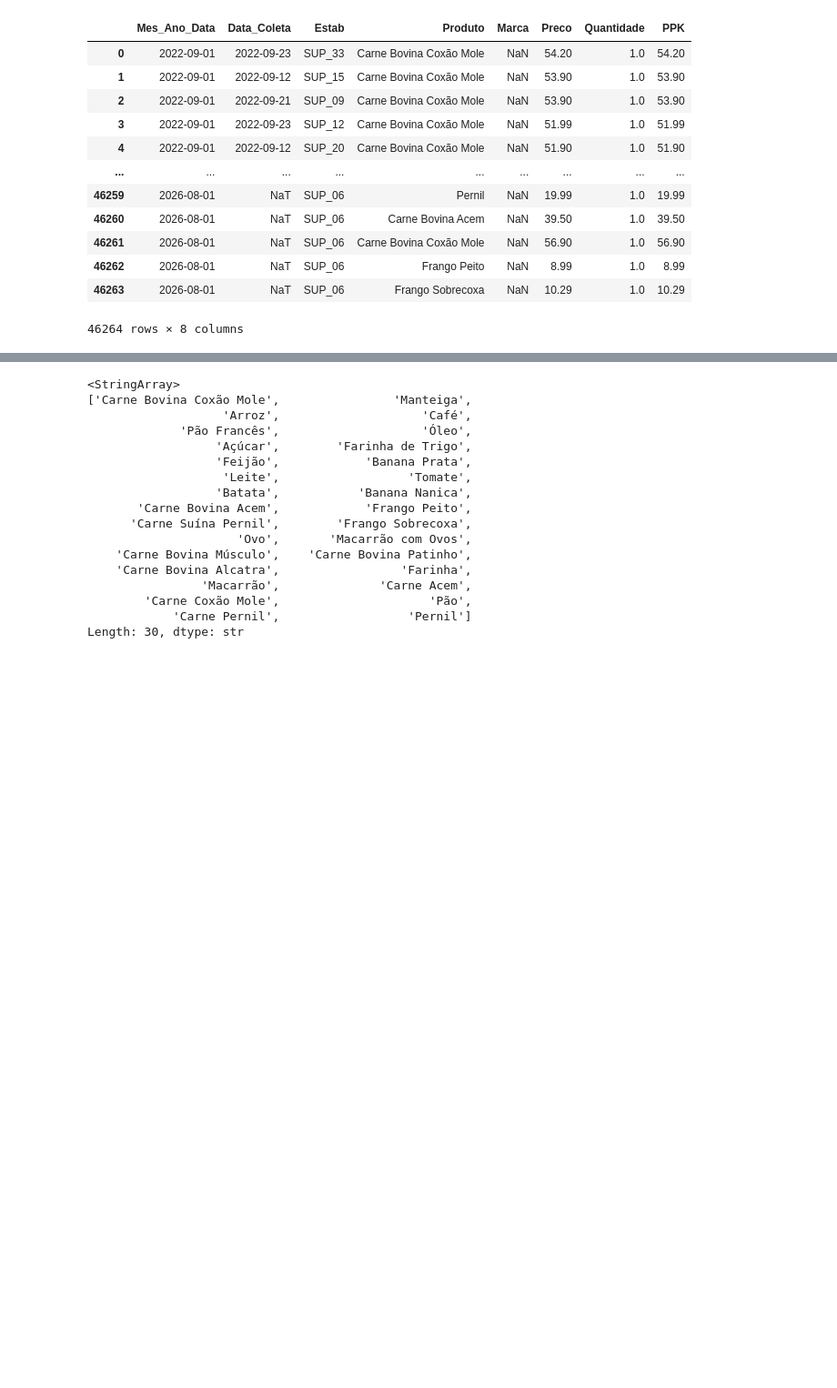
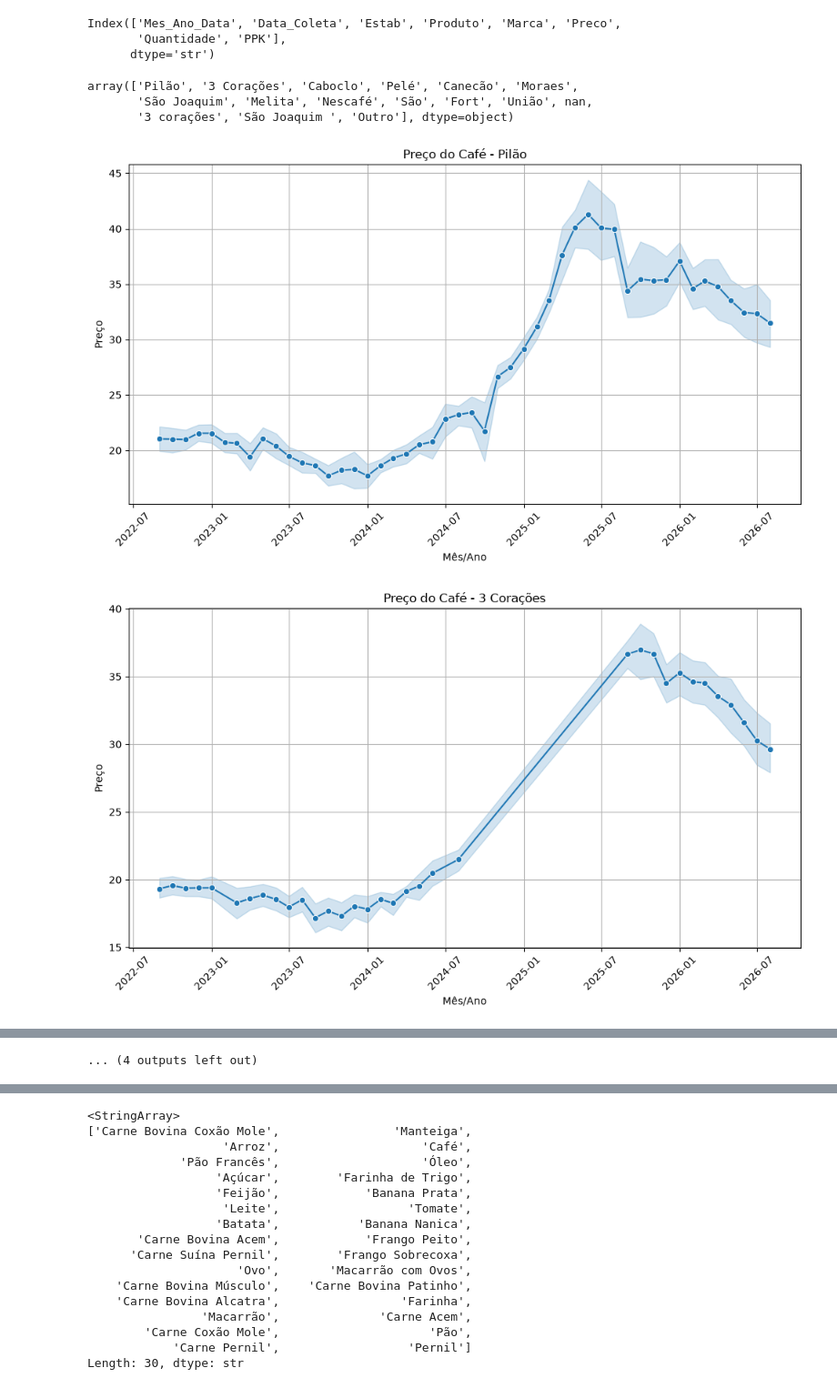
Before and after one commit to Teus-Andrezana/dados_cesta_basica, a Jupyter notebook: main.ipynb, the cells around one changed output, grey strips where cells are left out. Shown at 91% size. Cells and saved outputs as stored; diff of their text form; code cells hidden in the pictures; blank space fills up the shorter version.

```diff
--- a/main.ipynb
+++ b/main.ipynb
@@ -10,18 +11,42 @@ import seaborn as sns
 # %%
 df:pd.DataFrame = pd.read_excel("ICB_DADOS_2026.xlsx")
+# %%
+df.columns
+# %% [output]
+Index(['Mes_Ano_Data', 'Data_Coleta', 'Estab', 'Produto', 'Marca', 'Preco',
+       'Quantidade', 'PPK'],
+      dtype='str')
 # %%
-df
+df_cafe = df[df['Produto'] == 'Café']
+df_cafe = df_cafe.sort_values('Mes_Ano_Data')
+
+df_pilao = df[df['Marca'] == 'Pilão']
+df_3coracoes = df[df['Marca'] == '3 Corações']
+df_caboclo = df[df['Marca'] == 'Caboclo']
+
+x = np.array(df_caboclo['Mes_Ano_Data'])
+y = np.array(df_caboclo['Preco'])
-# %% [output]
-|  | Mes_Ano_Data | Data_Coleta | Estab | Produto | Marca | Preco | Quantidade | PPK |
-| 0 | 2022-09-01 | 2022-09-23 | SUP_33 | Carne Bovina Coxão Mole | NaN | 54.20 | 1.0 | 54.20 |
-| 1 | 2022-09-01 | 2022-09-12 | SUP_15 | Carne Bovina Coxão Mole | NaN | 53.90 | 1.0 | 53.90 |
-| 2 | 2022-09-01 | 2022-09-21 | SUP_09 | Carne Bovina Coxão Mole | NaN | 53.90 | 1.0 | 53.90 |
-| 3 | 2022-09-01 | 2022-09-23 | SUP_12 | Carne Bovina Coxão Mole | NaN | 51.99 | 1.0 | 51.99 |
-| 4 | 2022-09-01 | 2022-09-12 | SUP_20 | Carne Bovina Coxão Mole | NaN | 51.90 | 1.0 | 51.90 |
-| ... | ... | ... | ... | ... | ... | ... | ... | ... |
-| 46259 | 2026-08-01 | NaT | SUP_06 | Pernil | NaN | 19.99 | 1.0 | 19.99 |
-| 46260 | 2026-08-01 | NaT | SUP_06 | Carne Bovina Acem | NaN | 39.50 | 1.0 | 39.50 |
-| 46261 | 2026-08-01 | NaT | SUP_06 | Carne Bovina Coxão Mole | NaN | 56.90 | 1.0 | 56.90 |
-| 46262 | 2026-08-01 | NaT | SUP_06 | Frango Peito | NaN | 8.99 | 1.0 | 8.99 |
-| 46263 | 2026-08-01 | NaT | SUP_06 | Frango Sobrecoxa | NaN | 10.29 | 1.0 | 10.29 |
-46264 rows × 8 columns
+# %%
+df_cafe['Marca'].unique()
+# %% [output]
+array(['Pilão', '3 Corações', 'Caboclo', 'Pelé', 'Canecão', 'Moraes',
+       'São Joaquim', 'Melita', 'Nescafé', 'São', 'Fort', 'União', nan,
+       '3 corações', 'São Joaquim ', 'Outro'], dtype=object)
+# %%
+def plotar_grafico_por_cada_marca(df, marca:list):
+    for m in marca:
+        df_marca = df[df['Marca'] == m]
+        plt.figure(figsize=(10, 6))
+        sns.lineplot(data=df_marca, x='Mes_Ano_Data', y='Preco', marker='o')
+        plt.title(f'Preço do Café - {m}')
+        plt.xlabel('Mês/Ano')
+        plt.ylabel('Preço')
+        plt.xticks(rotation=45)
+        plt.grid()
+        plt.tight_layout()
+        plt.show()
+# %%
+plotar_grafico_por_cada_marca(df_cafe, df_cafe['Marca'].unique())
+# %% [output]
+[figure, added]
+[figure, added]
@@ -27,0 +63 @@ df
+... (4 outputs left out)
```
Also changed, not shown: parts of 8 cells of this notebook.
